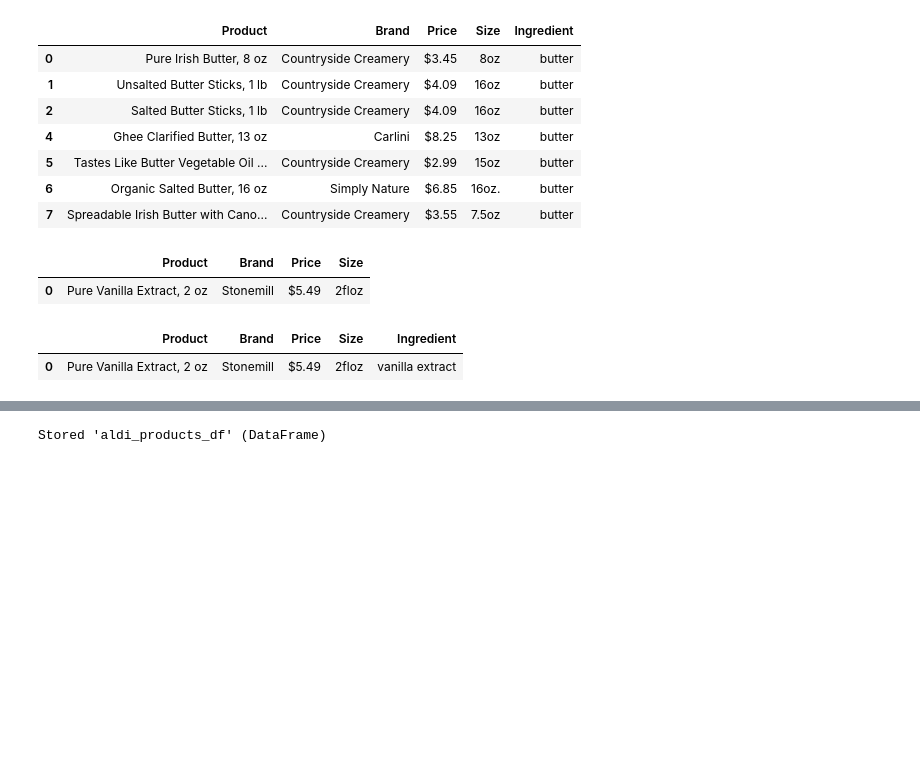
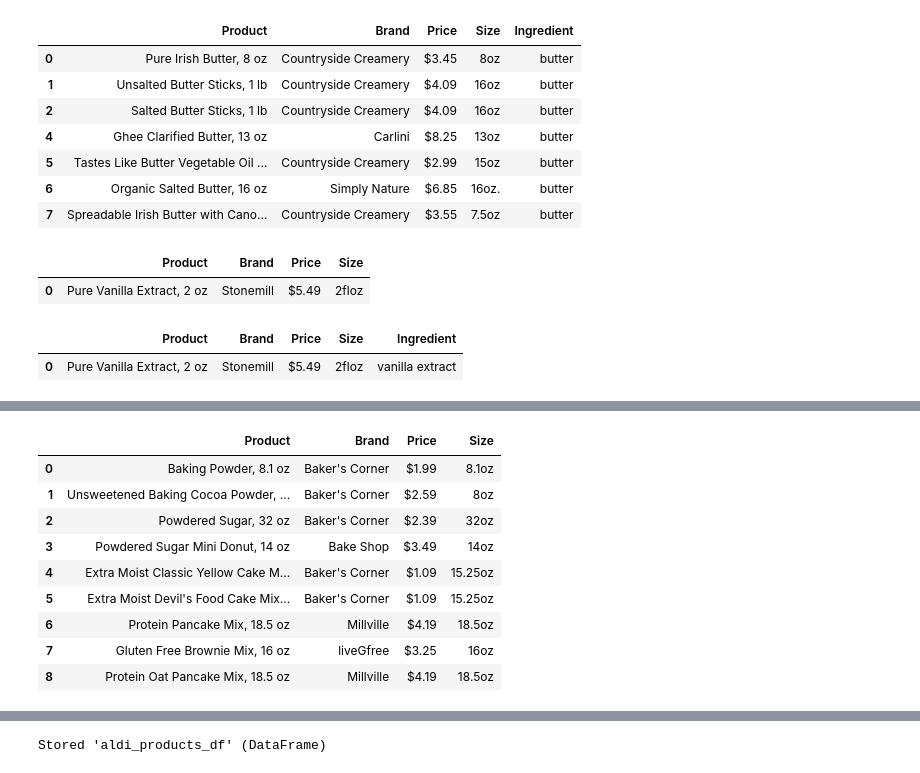
Before and after one commit to AprilHolmes7825/grocery_comparison_project, a Jupyter notebook: Code/aldi_web_scraping.ipynb, the cells around one changed output, grey strips where cells are left out. Cells and saved outputs as stored; diff of their text form; code cells hidden in the pictures; blank space fills up the shorter version.

```diff
--- a/Code/aldi_web_scraping.ipynb
+++ b/Code/aldi_web_scraping.ipynb
@@ -471,0 +577,47 @@ vanilla_df
+# %%
+from splinter import Browser
+from bs4 import BeautifulSoup as soup
+import requests
+
+url = 'https://new.aldi.us/results?q=baking%20powder'
+headers = {'User-Agent': "Mozilla/5.0 (Windows NT 10.0; Win64; x64) AppleWebKit/537.36 (KHTML, like Gecko) Chrome/122.0.0.0 Safari/537.36"}
+response = requests.get(url, headers=headers)
+soup = soup(response.content, 'html.parser')
+
+bakingpowder_text_elements = soup.find('div', class_= "product-grid")
+
+bakingpowder_list = []
+
+for elem in bakingpowder_text_elements:
+    title = elem.find("div", class_="product-tile__name").text
+    brand = elem.find("div", class_="product-tile__brandname").text
+    price = elem.find("div", class_="base-price product-tile__price base-price--product-tile").text
+    size = elem.find("div", class_="product-tile__unit-of-measurement").text
+
+    each_product = {
+        "Product": title,
+        "Brand": brand,
+        "Price": price,
+        "Size": size
+    }
+
+    bakingpowder_list.append(each_product)
+
+#butter_list
+
+bakingpowder_df = pd.DataFrame(bakingpowder_list)
+bakingpowder_df["Size"] = bakingpowder_df["Size"].str.replace(r'\s+', '', regex=True)
+bakingpowder_df["Price"] = bakingpowder_df["Price"].str.replace(r'\n', '', regex=True)
+
+bakingpowder_df
+# %% [output]
+|  | Product | Brand | Price | Size |
+| 0 | Baking Powder, 8.1 oz | Baker's Corner | $1.99 | 8.1oz |
+| 1 | Unsweetened Baking Cocoa Powder, ... | Baker's Corner | $2.59 | 8oz |
+| 2 | Powdered Sugar, 32 oz | Baker's Corner | $2.39 | 32oz |
+| 3 | Powdered Sugar Mini Donut, 14 oz | Bake Shop | $3.49 | 14oz |
+| 4 | Extra Moist Classic Yellow Cake M... | Baker's Corner | $1.09 | 15.25oz |
+| 5 | Extra Moist Devil's Food Cake Mix... | Baker's Corner | $1.09 | 15.25oz |
+| 6 | Protein Pancake Mix, 18.5 oz | Millville | $4.19 | 18.5oz |
+| 7 | Gluten Free Brownie Mix, 16 oz | liveGfree | $3.25 | 16oz |
+| 8 | Protein Oat Pancake Mix, 18.5 oz | Millville | $4.19 | 18.5oz |
```
Also changed, not shown: parts of 9 cells of this notebook, 3 other files.
